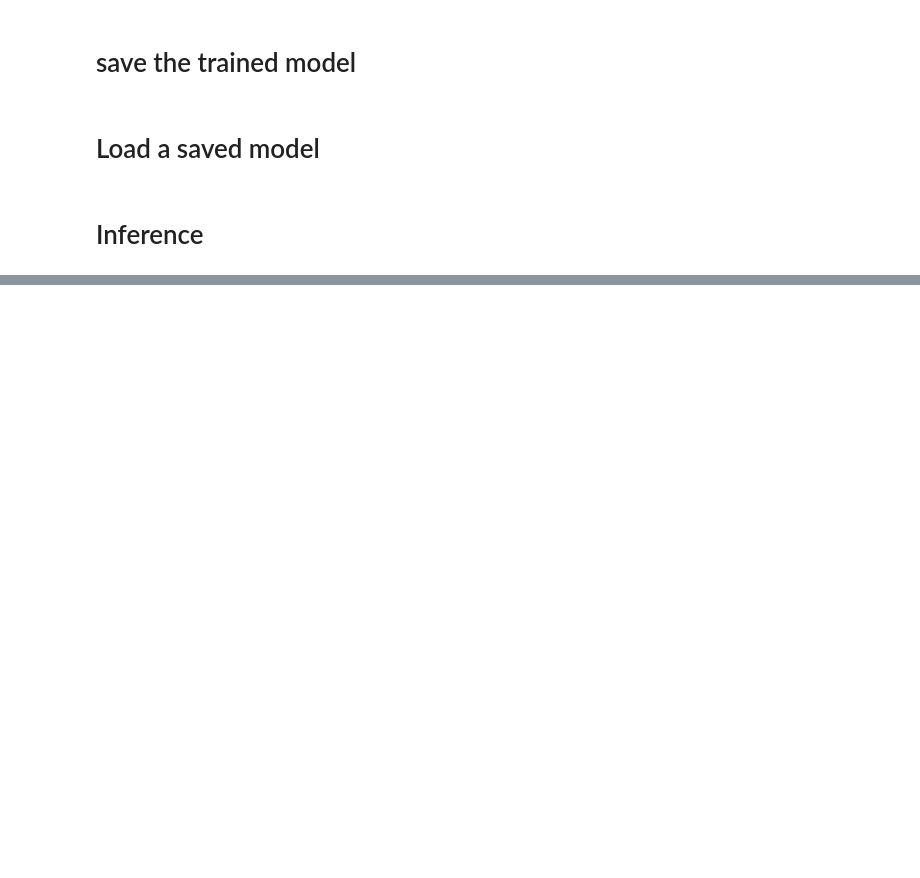
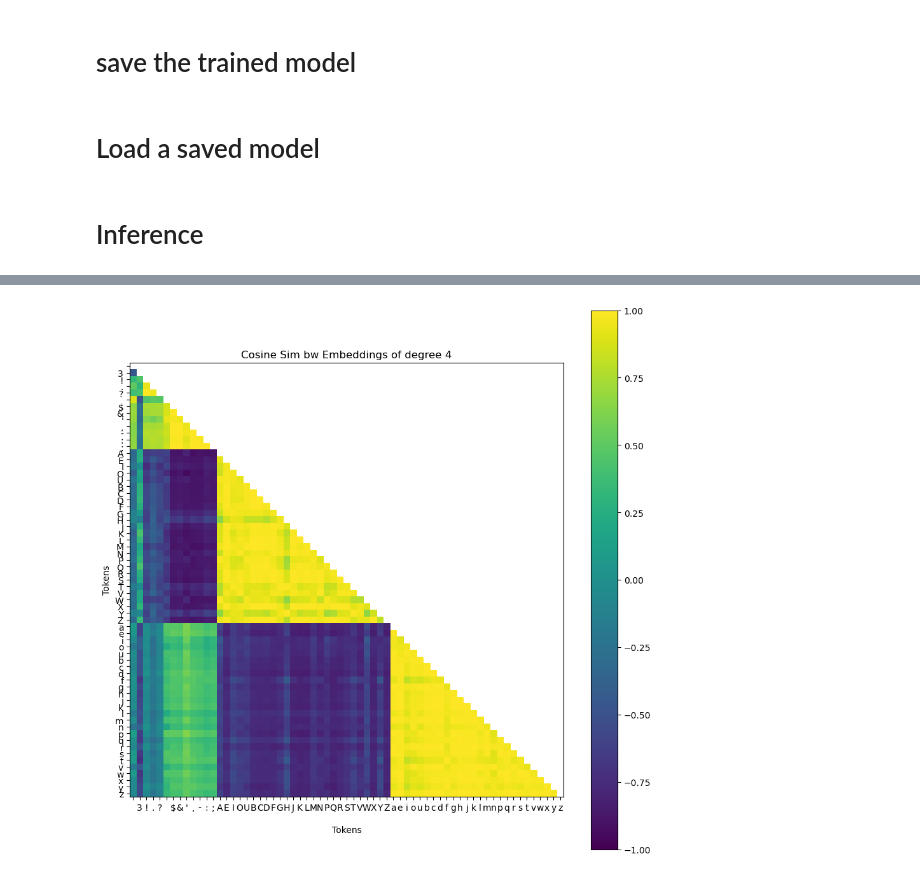
Before and after one commit to evintunador/matryoshkaGPT, a Jupyter notebook: imposed_hierarchical_embeddings_GPT.ipynb, the cells around one changed output, grey strips where cells are left out. Cells and saved outputs as stored; diff of their text form; code cells hidden in the pictures; blank space fills up the shorter version.

```diff
--- a/imposed_hierarchical_embeddings_GPT.ipynb
+++ b/imposed_hierarchical_embeddings_GPT.ipynb
@@ -627,0 +793,6 @@ print(output_str)
+# %%
+# selecting for endofsentence vs midsentence & uppercase vs lowercase
+save_path = f'images/{model.__class__.__name__}_b{b}_t{t}_d{d}_h{h}_l{l}_lr{lr}_drop{dropout}_l2-{l2}_min_power{min_power}_{time.strftime("%Y-%m-%d|%H-%M-%S")}_endofsentencevsmidsentence&uppercasevslowercase.png'
+plot_token_similarity(chars1, model, stoi, degree=min_power+1, size=11, save_path=None)
+# %% [output]
+[figure, added]
```
Also changed, not shown: parts of 22 cells of this notebook, 13 other files.
